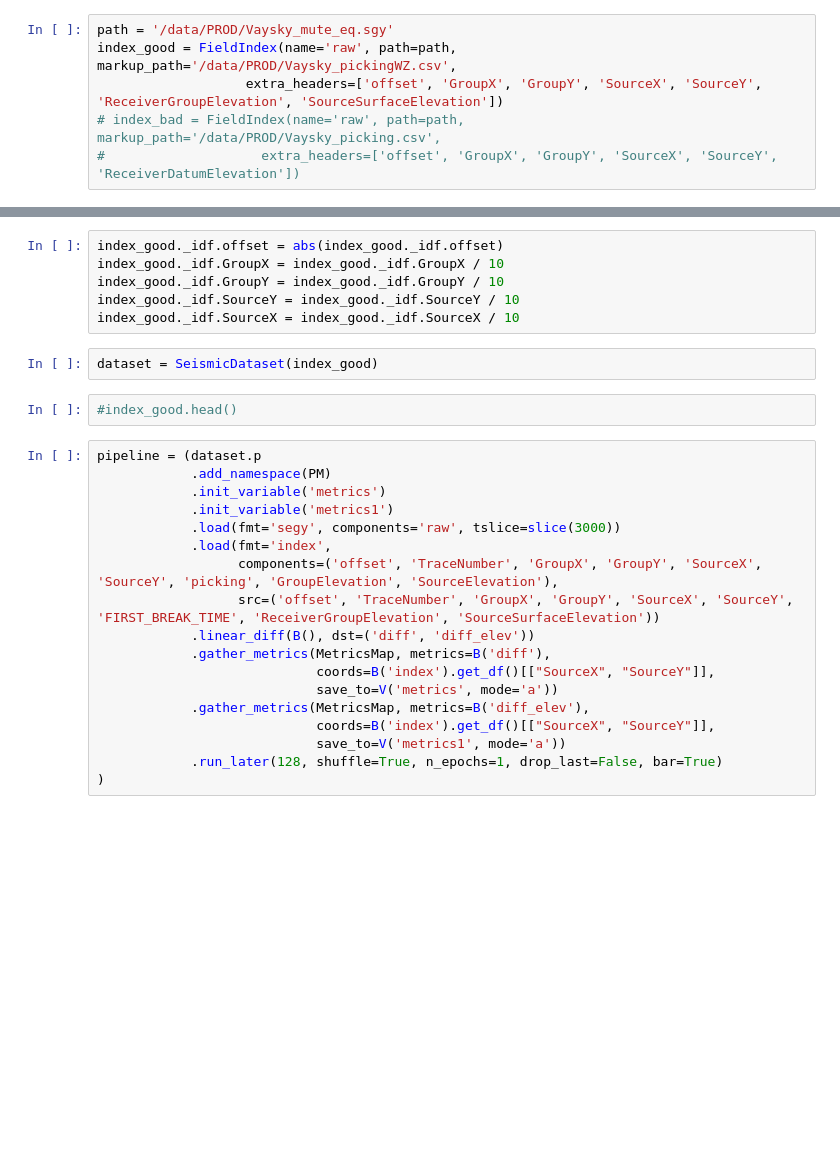
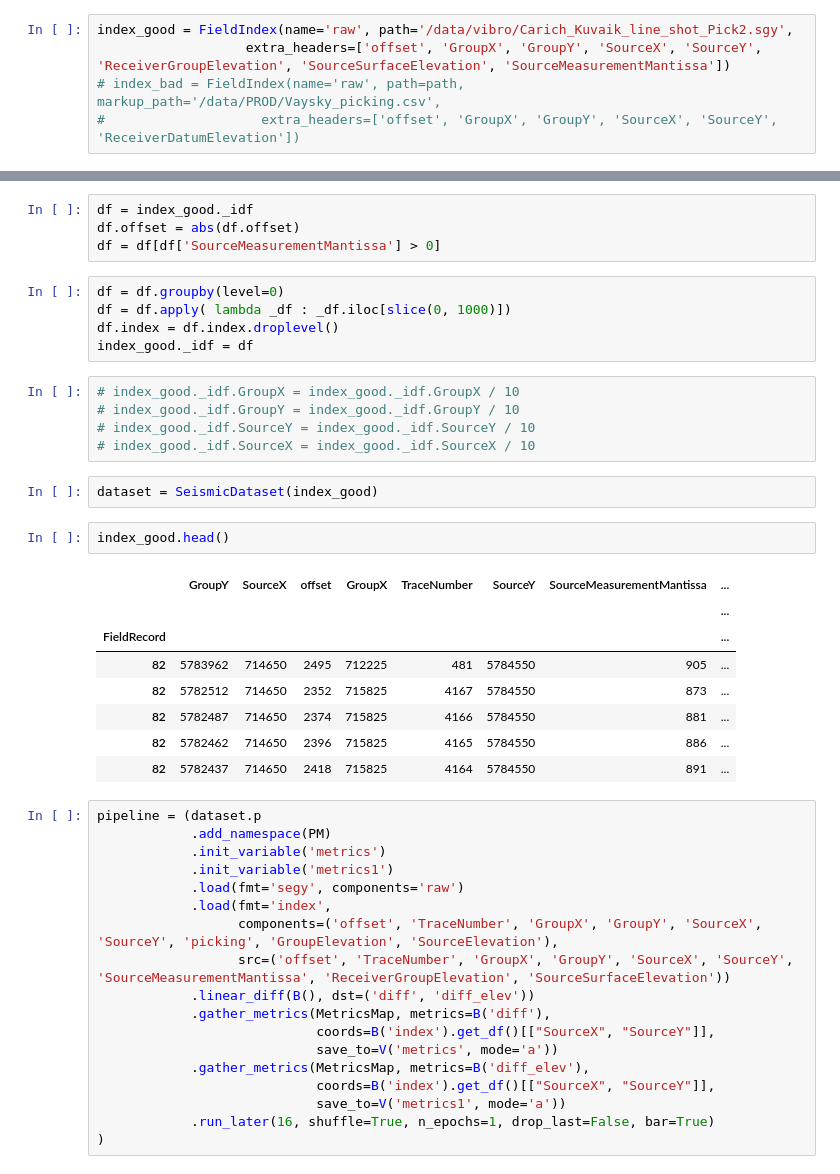
Before and after one commit to janwillembuist/SeismicPro, a Jupyter notebook: tutorials/metrics_map_pipeline.ipynb, the cells around one changed output, grey strips where cells are left out. Saved outputs shown, nothing was run; the diff lists cells and outputs as text; blank space fills up the shorter version.

```diff
--- a/tutorials/metrics_map_pipeline.ipynb
+++ b/tutorials/metrics_map_pipeline.ipynb
@@ -25,6 +15,5 @@ from seismicpro.batchflow import I, V, B, Pipeline, R, P
 # %%
-path = '/data/PROD/Vaysky_mute_eq.sgy'
-index_good = FieldIndex(name='raw', path=path, markup_path='/data/PROD/Vaysky_pickingWZ.csv',
-                   extra_headers=['offset', 'GroupX', 'GroupY', 'SourceX', 'SourceY', 'ReceiverGroupElevation', 'SourceSurfaceElevation'])
+index_good = FieldIndex(name='raw', path='/data/vibro/Carich_Kuvaik_line_shot_Pick2.sgy',
+                   extra_headers=['offset', 'GroupX', 'GroupY', 'SourceX', 'SourceY', 'ReceiverGroupElevation', 'SourceSurfaceElevation', 'SourceMeasurementMantissa'])
 # index_bad = FieldIndex(name='raw', path=path, markup_path='/data/PROD/Vaysky_picking.csv',
 #                    extra_headers=['offset', 'GroupX', 'GroupY', 'SourceX', 'SourceY', 'ReceiverDatumElevation'])
@@ -31,22 +24,39 @@ index_good = FieldIndex(name='raw', path=path, markup_path='/data/PROD/Vaysky_pi
+# %%
+df = index_good._idf
+df.offset = abs(df.offset)
+df = df[df['SourceMeasurementMantissa'] > 0]
+# %%
+df = df.groupby(level=0)
+df = df.apply( lambda _df : _df.iloc[slice(0, 1000)])
+df.index = df.index.droplevel()
+index_good._idf = df
 # %%
-index_good._idf.offset = abs(index_good._idf.offset)
-index_good._idf.GroupX = index_good._idf.GroupX / 10
-index_good._idf.GroupY = index_good._idf.GroupY / 10
-index_good._idf.SourceY = index_good._idf.SourceY / 10
-index_good._idf.SourceX = index_good._idf.SourceX / 10
+# index_good._idf.GroupX = index_good._idf.GroupX / 10
+# index_good._idf.GroupY = index_good._idf.GroupY / 10
+# index_good._idf.SourceY = index_good._idf.SourceY / 10
+# index_good._idf.SourceX = index_good._idf.SourceX / 10
 # %%
 dataset = SeismicDataset(index_good)
-# %%
-#index_good.head()
+# %%
+index_good.head()
+# %% [output]
+|  | GroupY | SourceX | offset | GroupX | TraceNumber | SourceY | SourceMeasurementMantissa | ... |
+|  |  |  |  |  |  |  |  | ... |
+| FieldRecord |  |  |  |  |  |  |  | ... |
+| 82 | 5783962 | 714650 | 2495 | 712225 | 481 | 5784550 | 905 | ... |
+| 82 | 5782512 | 714650 | 2352 | 715825 | 4167 | 5784550 | 873 | ... |
+| 82 | 5782487 | 714650 | 2374 | 715825 | 4166 | 5784550 | 881 | ... |
+| 82 | 5782462 | 714650 | 2396 | 715825 | 4165 | 5784550 | 886 | ... |
+| 82 | 5782437 | 714650 | 2418 | 715825 | 4164 | 5784550 | 891 | ... |
 # %%
 pipeline = (dataset.p
             .add_namespace(PM)
             .init_variable('metrics')
             .init_variable('metrics1')
-            .load(fmt='segy', components='raw', tslice=slice(3000))
+            .load(fmt='segy', components='raw')
             .load(fmt='index',
                   components=('offset', 'TraceNumber', 'GroupX', 'GroupY', 'SourceX', 'SourceY', 'picking', 'GroupElevation', 'SourceElevation'),
-                  src=('offset', 'TraceNumber', 'GroupX', 'GroupY', 'SourceX', 'SourceY', 'FIRST_BREAK_TIME', 'ReceiverGroupElevation', 'SourceSurfaceElevation'))
+                  src=('offset', 'TraceNumber', 'GroupX', 'GroupY', 'SourceX', 'SourceY', 'SourceMeasurementMantissa', 'ReceiverGroupElevation', 'SourceSurfaceElevation'))
             .linear_diff(B(), dst=('diff', 'diff_elev'))
             .gather_metrics(MetricsMap, metrics=B('diff'),
                             coords=B('index').get_df()[["SourceX", "SourceY"]],
@@ -54,7 +64,7 @@ pipeline = (dataset.p
             .gather_metrics(MetricsMap, metrics=B('diff_elev'),
                             coords=B('index').get_df()[["SourceX", "SourceY"]],
                             save_to=V('metrics1', mode='a'))
-            .run_later(128, shuffle=True, n_epochs=1, drop_last=False, bar=True)
+            .run_later(16, shuffle=True, n_epochs=1, drop_last=False, bar=True)
 )
 # %%
 pipeline.run()
```
Also changed, not shown: parts of 8 cells of this notebook.
